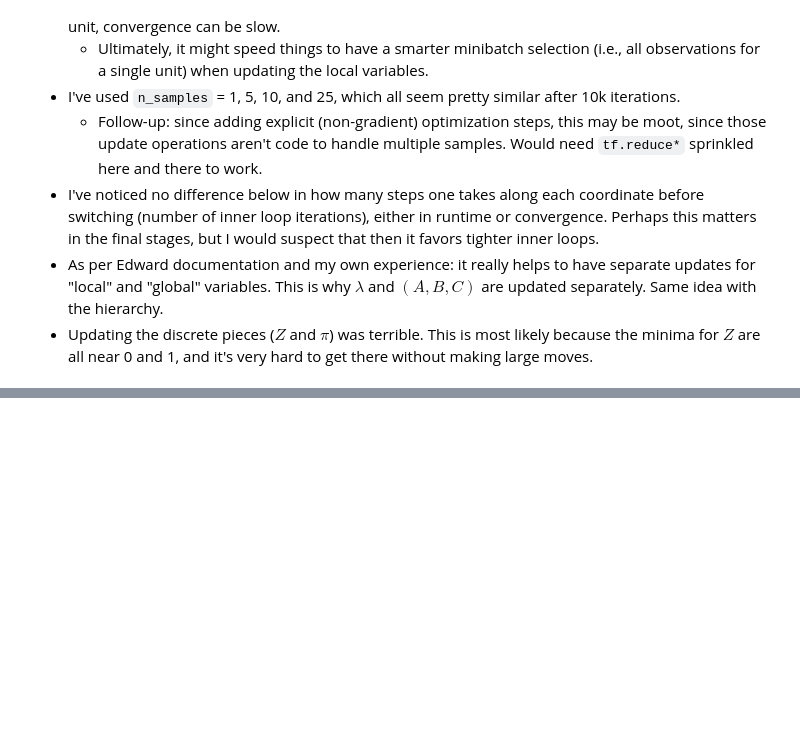
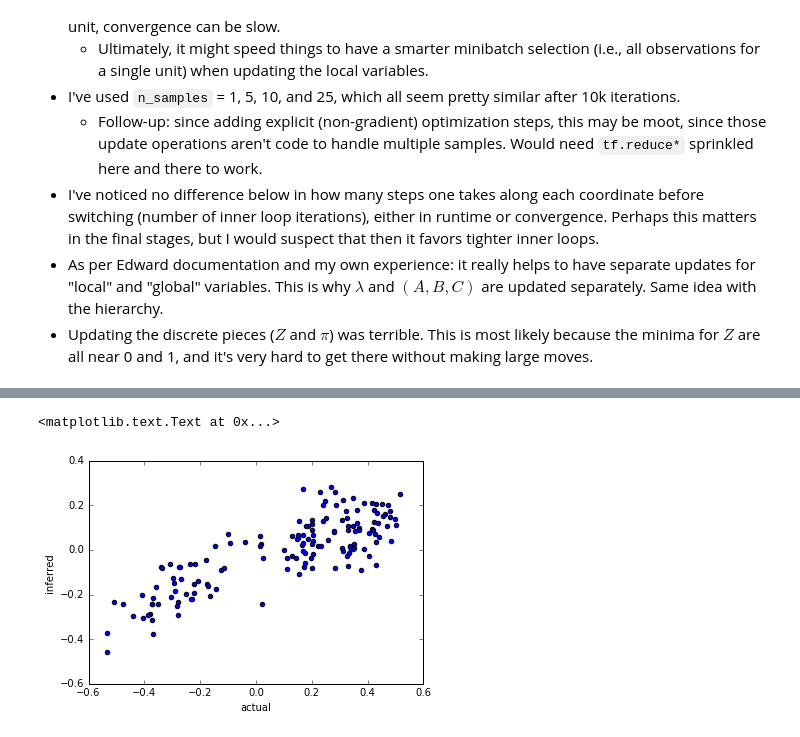
Before and after one commit to pearsonlab/utevsky2016, a Jupyter notebook: validate_edward_model_manual_hierarchy.ipynb, the cells around one changed output, grey strips where cells are left out. Cells and saved outputs as stored; diff of their text form; code cells hidden in the pictures; blank space fills up the shorter version.

```diff
--- a/validate_edward_model_manual_hierarchy.ipynb
+++ b/validate_edward_model_manual_hierarchy.ipynb
@@ -624,2 +624,9 @@ plt.hist(q_B.mean().eval().ravel(), 200, label='inferred'), plt.hist(dB.ravel(),
+# %%
+plt.scatter(dB.ravel(), q_B.mean().eval().ravel())
+plt.xlabel('actual')
+plt.ylabel('inferred')
+# %% [output]
+<matplotlib.text.Text at 0x...>
+[figure, added]
 # %%
 plt.hist(q_C.mean().eval().ravel(), 200, label='inferred'), plt.hist(dC.ravel(), 200, label='actual'), plt.legend();
```
Also changed, not shown: parts of 27 cells of this notebook.
